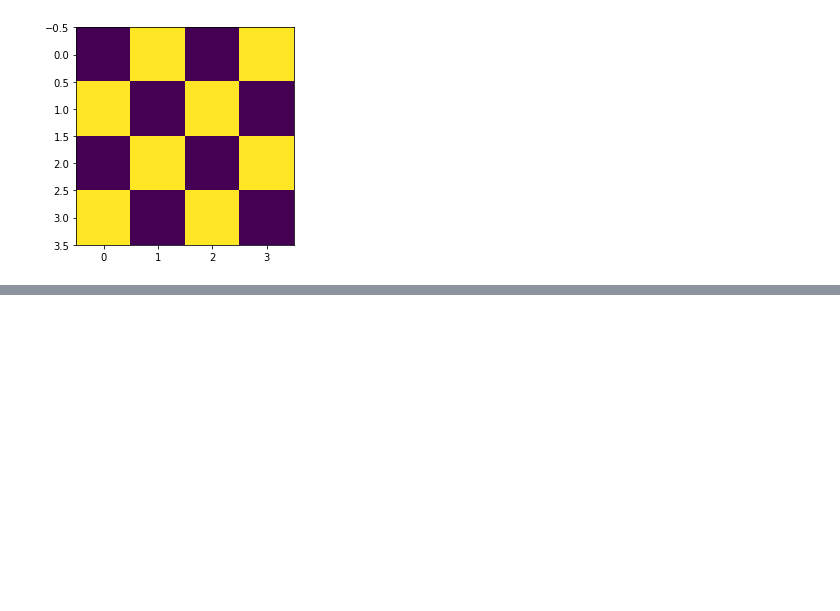
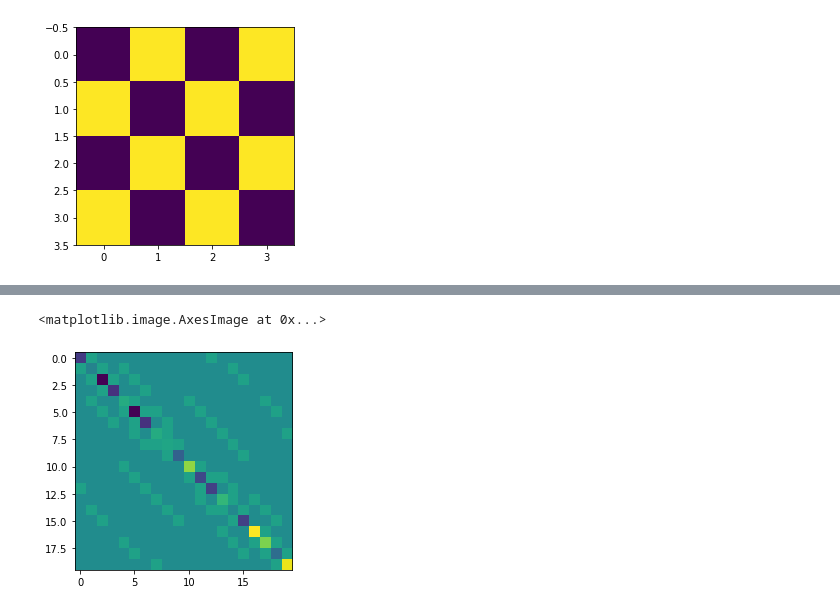
Before and after one commit to JanSuntajs/ham1d, a Jupyter notebook: jupyter_notebooks/ham1d_intro.ipynb, the cells around one changed output, grey strips where cells are left out. Drawn from its saved outputs; the diff is of its cells as text; code cells hidden in the pictures; blank space fills up the shorter version.

```diff
--- a/jupyter_notebooks/ham1d_intro.ipynb
+++ b/jupyter_notebooks/ham1d_intro.ipynb
@@ -465,0 +652,5 @@ eigvals_free = ham_free_2.eigvals()
+# %%
+plt.imshow(np.real(ham_test.mat.todense()))
+# %% [output]
+<matplotlib.image.AxesImage at 0x...>
+[figure, added]
```
Also changed, not shown: parts of 10 cells of this notebook, 6 other files.
